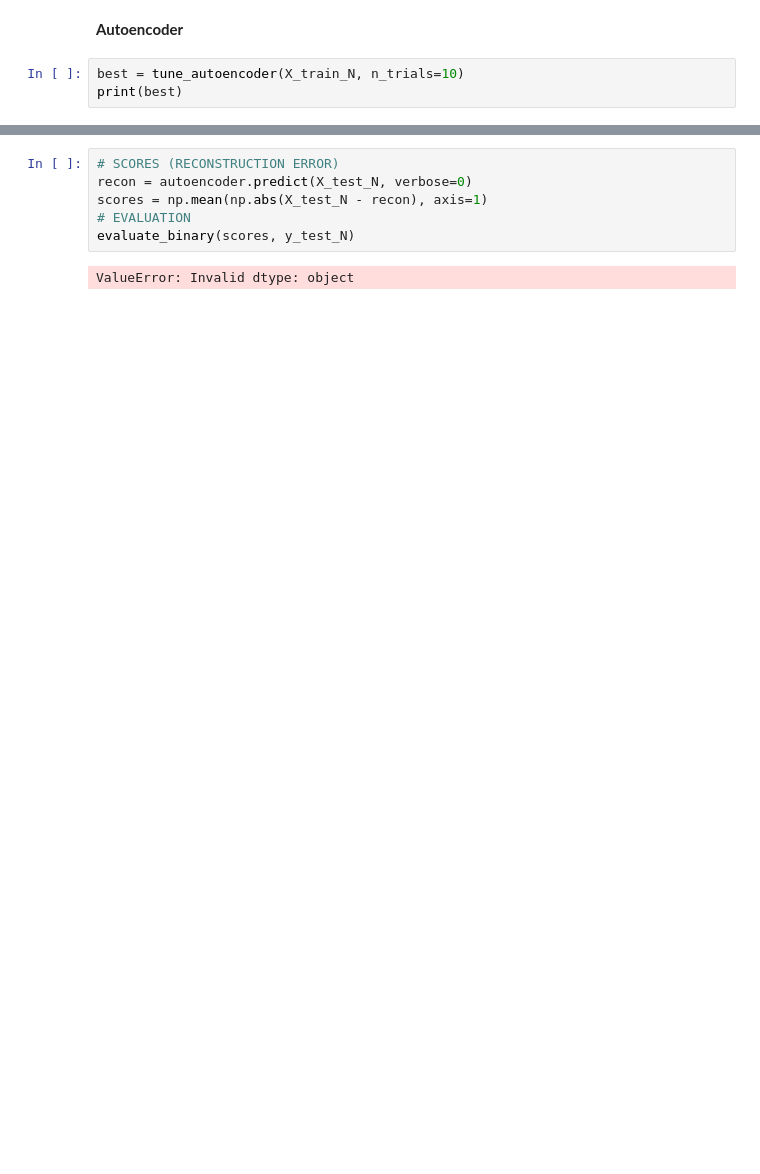
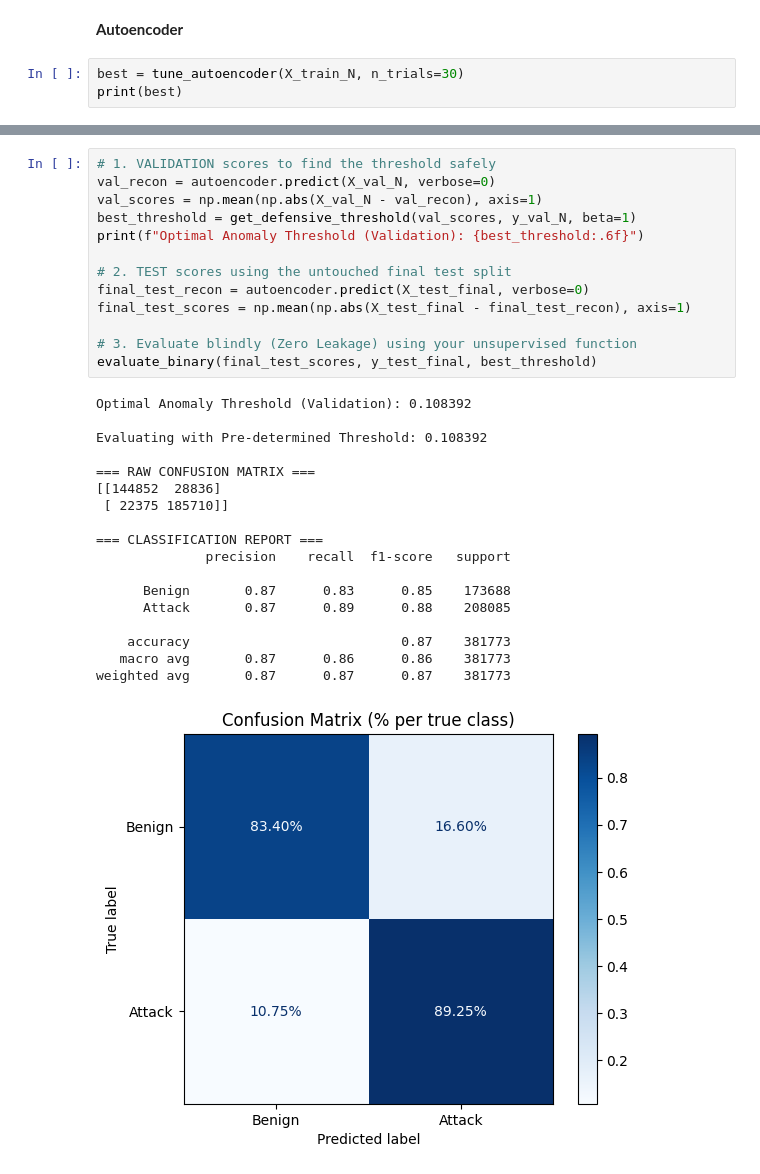
Before and after one commit to Axton-Industries/IDS-based-on-machine-learning-techniques, a Jupyter notebook: notebooks/05_modeling.ipynb, the cells around one changed output, grey strips where cells are left out. Cells and saved outputs as stored; diff of their text form; blank space fills up the shorter version.

```diff
--- a/notebooks/05_modeling.ipynb
+++ b/notebooks/05_modeling.ipynb
@@ -334,6 +393,6 @@ PR-AUC: 0.9034987479331289
 # %% [markdown]
 **Autoencoder**
 # %%
-best = tune_autoencoder(X_train_N, n_trials=10)
+best = tune_autoencoder(X_train_N, n_trials=30)
 print(best)
 # %% [output]
@@ -412,8 +485,32 @@ Epoch 15/100
-# %%
-# SCORES (RECONSTRUCTION ERROR)
-recon = autoencoder.predict(X_test_N, verbose=0)
-scores = np.mean(np.abs(X_test_N - recon), axis=1)
-# EVALUATION
-evaluate_binary(scores, y_test_N)
-# %% [output]
-ValueError: Invalid dtype: object
+# %%
+# 1. VALIDATION scores to find the threshold safely
+val_recon = autoencoder.predict(X_val_N, verbose=0)
+val_scores = np.mean(np.abs(X_val_N - val_recon), axis=1)
+best_threshold = get_defensive_threshold(val_scores, y_val_N, beta=1)
+print(f"Optimal Anomaly Threshold (Validation): {best_threshold:.6f}")
+
+# 2. TEST scores using the untouched final test split
+final_test_recon = autoencoder.predict(X_test_final, verbose=0)
+final_test_scores = np.mean(np.abs(X_test_final - final_test_recon), axis=1)
+
+# 3. Evaluate blindly (Zero Leakage) using your unsupervised function
+evaluate_binary(final_test_scores, y_test_final, best_threshold)
+# %% [output]
+Optimal Anomaly Threshold (Validation): 0.108392
+
+Evaluating with Pre-determined Threshold: 0.108392
+
+=== RAW CONFUSION MATRIX ===
+[[144852  28836]
+ [ 22375 185710]]
+
+=== CLASSIFICATION REPORT ===
+              precision    recall  f1-score   support
+
+      Benign       0.87      0.83      0.85    173688
+      Attack       0.87      0.89      0.88    208085
+
+    accuracy                           0.87    381773
+   macro avg       0.87      0.86      0.86    381773
+weighted avg       0.87      0.87      0.87    381773
+[figure, added]
```
Also changed, not shown: parts of 37 cells of this notebook, 3 other files.
